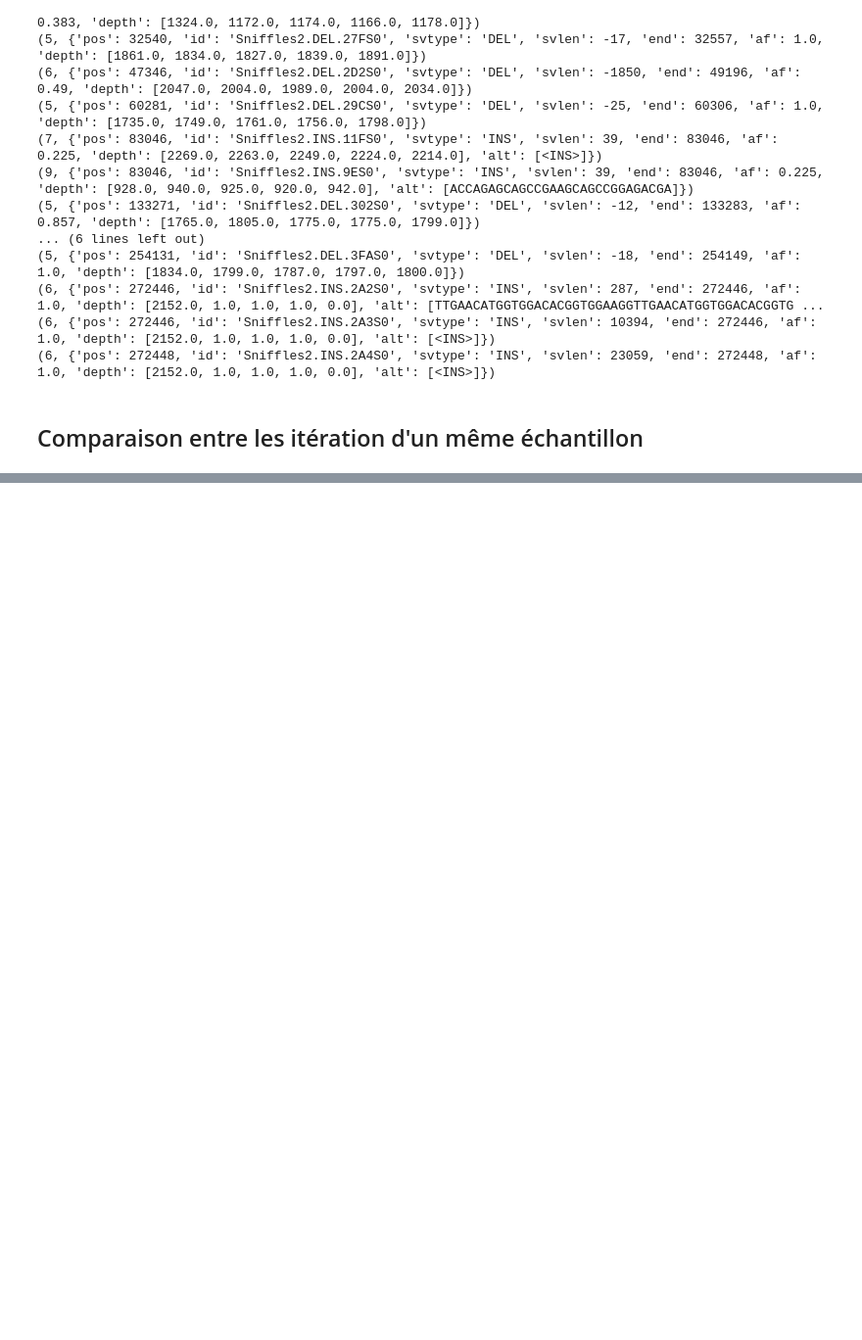
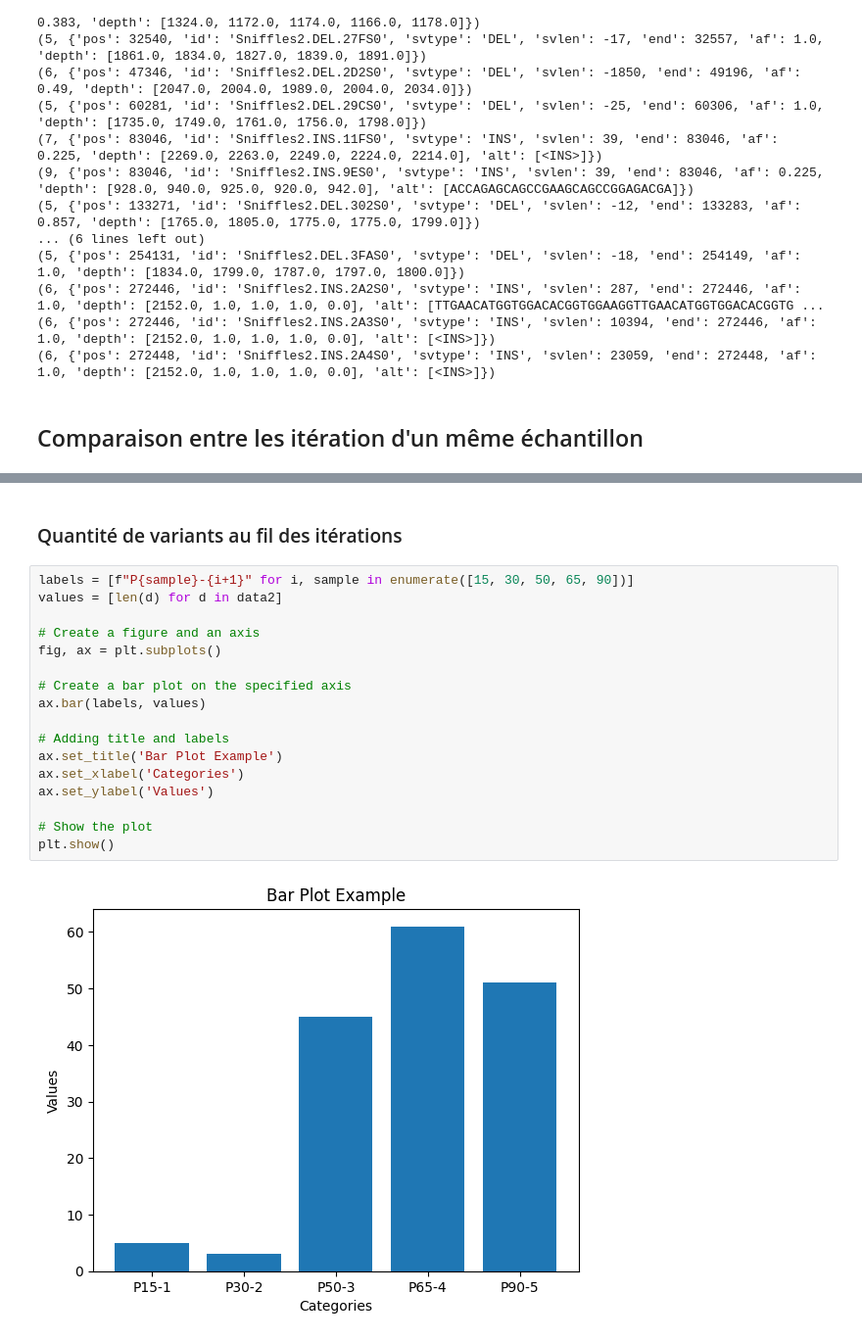
Before and after one commit to Tara-Guillorit/TP-BILL, a Jupyter notebook: analyse.ipynb, the cells around one changed output, grey strips where cells are left out. Shown at 98% size. Cells and saved outputs as stored; diff of their text form; blank space fills up the shorter version.

```diff
--- a/analyse.ipynb
+++ b/analyse.ipynb
@@ -204,0 +209,21 @@ comp.variant_heatmap(sims2, [f"P{sample}-{i+1}" for i, sample in enumerate([15,
+# %% [markdown]
+### Quantité de variants au fil des itérations
+# %%
+labels = [f"P{sample}-{i+1}" for i, sample in enumerate([15, 30, 50, 65, 90])]
+values = [len(d) for d in data2]
+
+# Create a figure and an axis
+fig, ax = plt.subplots()
+
+# Create a bar plot on the specified axis
+ax.bar(labels, values)
+
+# Adding title and labels
+ax.set_title('Bar Plot Example')
+ax.set_xlabel('Categories')
+ax.set_ylabel('Values')
+
+# Show the plot
+plt.show()
+# %% [output]
+[figure, added]
```
Also changed, not shown: parts of 3 cells of this notebook.
